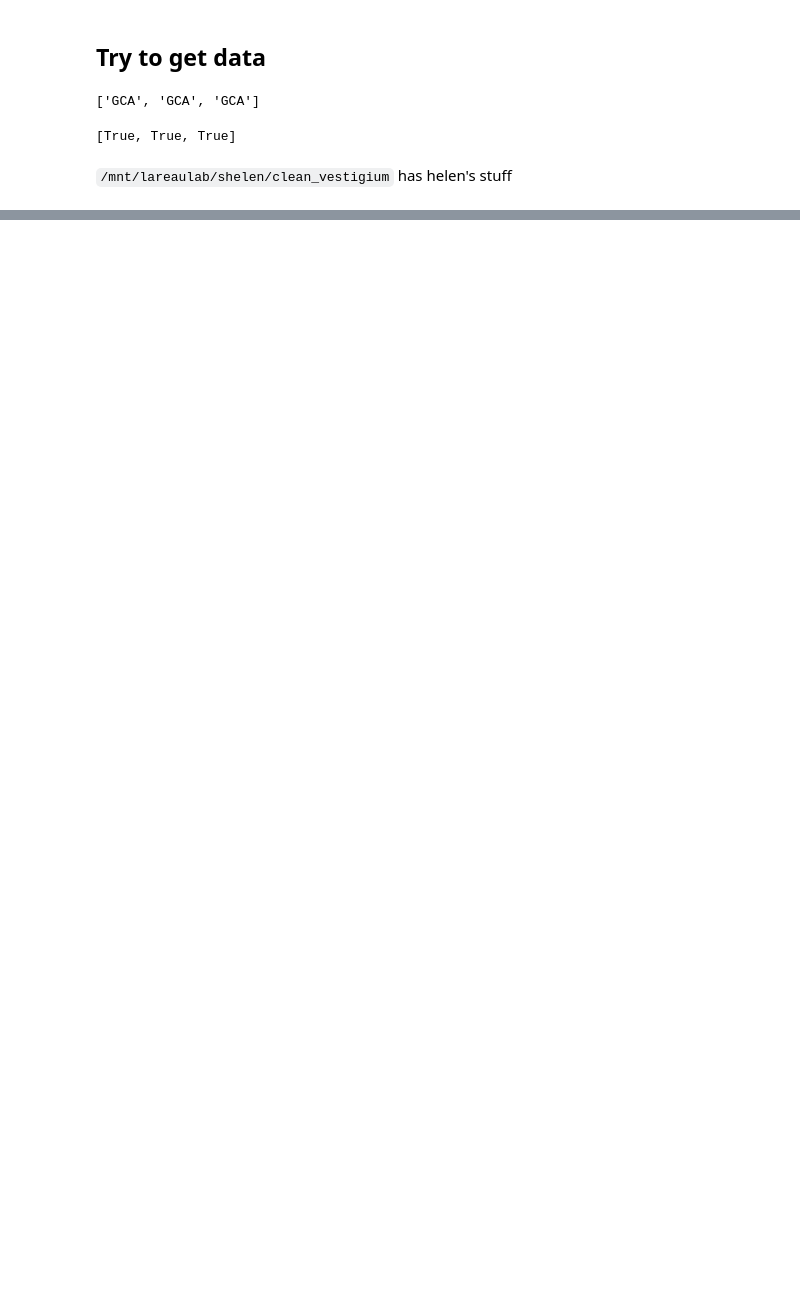
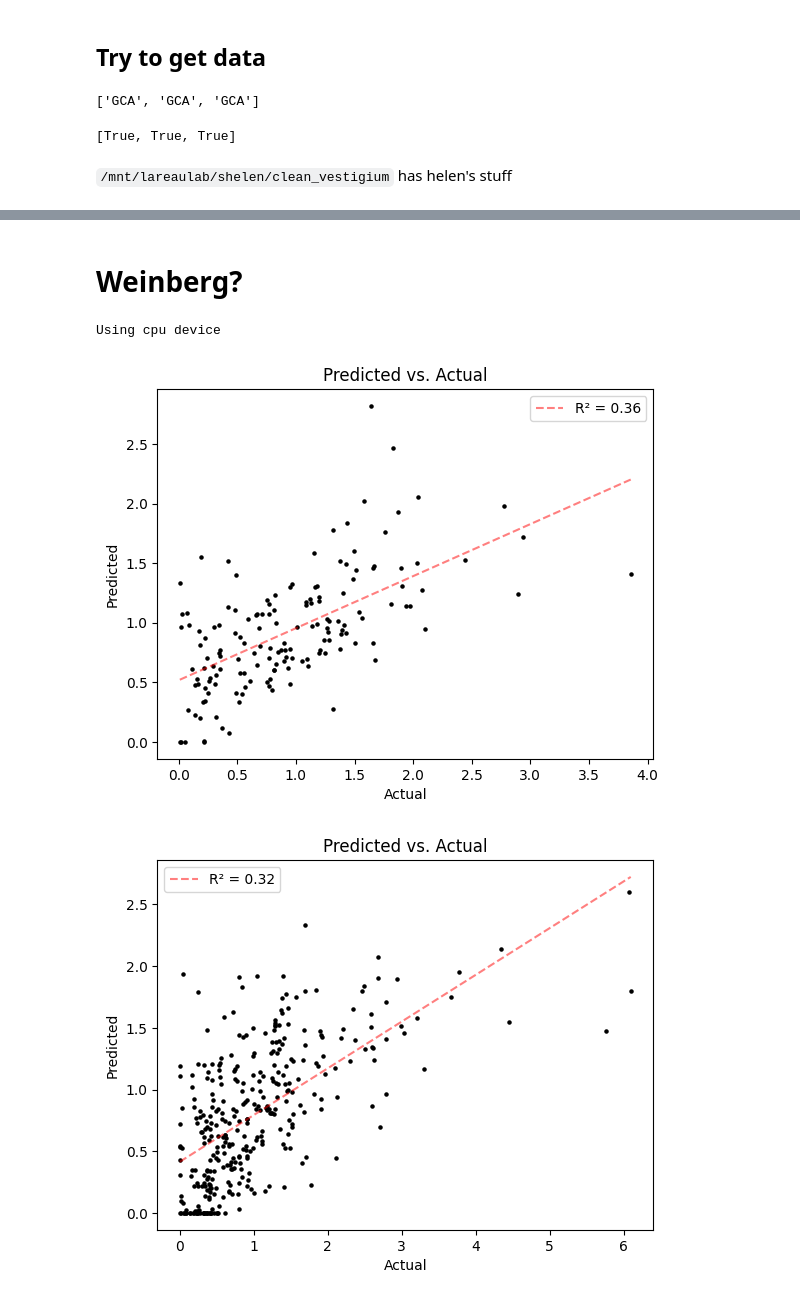
Before and after one commit to jedsurf/lareau-rotation, a Jupyter notebook: notebooks/241204_ixnos_model.ipynb, the cells around one changed output, grey strips where cells are left out. Saved outputs shown, nothing was run; the diff lists cells and outputs as text; code cells hidden in the pictures; blank space fills up the shorter version.

```diff
--- a/notebooks/241204_ixnos_model.ipynb
+++ b/notebooks/241204_ixnos_model.ipynb
@@ -270,0 +255,23 @@ plt.scatter(real, predicted, s=5, c='k')
+# %% [markdown]
+# Weinberg?
+# %%
+import sys
+import os
+sys.path.append("src")
+from model import load_ixnos
+from src import *
+
+weinberg_dir = "/mnt/lareaulab/rtunney/iXnos/expts/weinberg"
+model_dir = f"{weinberg_dir}/lasagne_nn/full_cod_n5p4_nt_n15p14_rep0/epoch60"
+model_w = load_ixnos(
+    f"{model_dir}/weights.pkl")
+ydf = pd.read_csv(
+    f"{weinberg_dir}/process/tr_set_bounds.size.27.31.trunc.20.20.min_cts.200.min_cod.100.top.500.data_table.txt",
+    sep='\t')
+# %% [output]
+Using cpu device
+# %%
+def encode(idx, arr):
+    output = np.zeros(len(arr))
+    output[arr.index(idx)] = 1
+    return output
@@ -270,0 +346,29 @@ plt.scatter(real, predicted, s=5, c='k')
+# %%
+pred, actual = pred_gene(ydf["gene"].unique()[0], ydf, model_w)
+pred2, actual2 = pred_gene(ydf["gene"].unique()[1], ydf, model_w)
+# %%
+import matplotlib.pyplot as plt
+from sklearn.metrics import r2_score
+
+def plot_pred(pred, actual):
+    plt.scatter(actual, pred, s=5, c='k')
+    slope, intercept = np.polyfit(actual, pred, 1)
+    # Generate values for the line of best fit
+    fit_line = slope * np.array(actual) + intercept
+
+    # Plot the line of best fit
+    plt.plot(
+        sorted(actual), sorted(fit_line),
+        color='r', linestyle="--", alpha=0.5,
+        label=f'R² = {r2_score(actual, pred):.2f}')
+    plt.xlabel('Actual')
+    plt.ylabel('Predicted')
+    plt.title('Predicted vs. Actual')
+    plt.legend()
+    plt.show()
+
+plot_pred(pred, actual)
+plot_pred(pred2, actual2)
+# %% [output]
+[figure, added]
+[figure, added]
```
Also changed, not shown: parts of 18 cells of this notebook.
